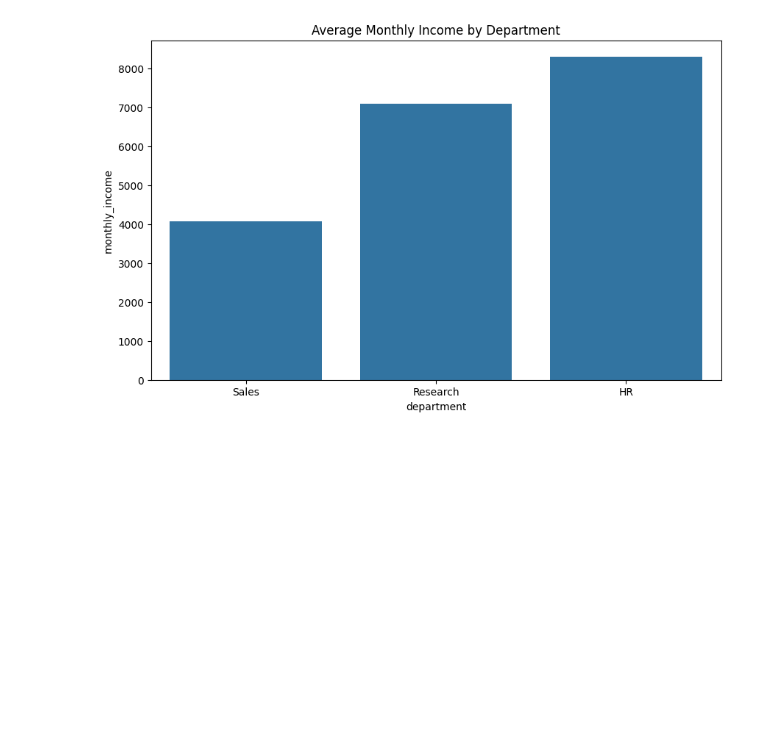
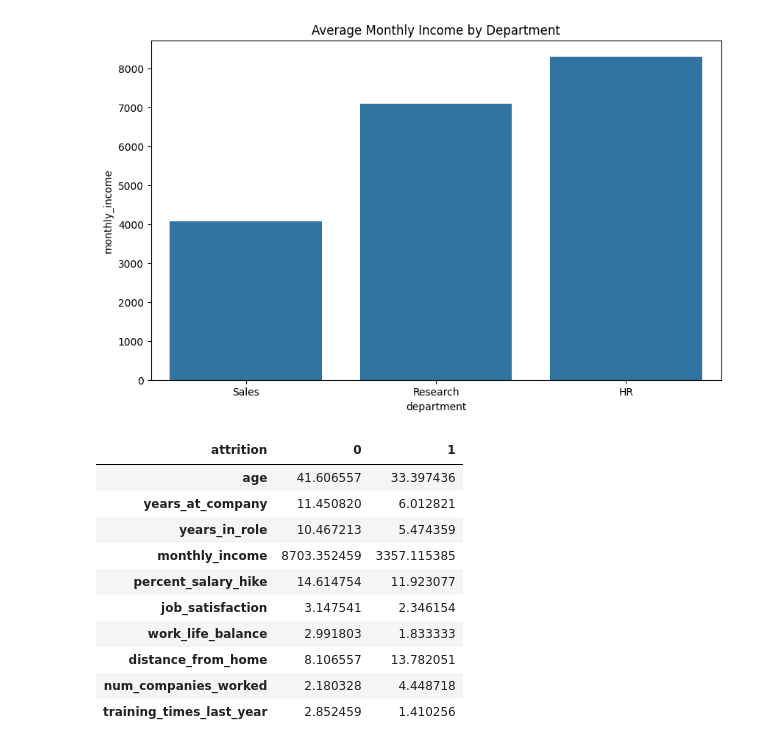
Before and after one commit to SandhuruT/Data_Science_01, a Jupyter notebook: Data_Science_02.ipynb, the cells around one changed output. Saved outputs shown, nothing was run; the diff lists cells and outputs as text; code cells hidden in the pictures; blank space fills up the shorter version.

Commit message:
Find top 3 factors that differ most between employees who left vs stayed

```diff
--- a/Data_Science_02.ipynb
+++ b/Data_Science_02.ipynb
@@ -242,3 +242,18 @@ plt.title('Average Monthly Income by Department')
 # %% [output]
 Text(0.5, 1.0, 'Average Monthly Income by Department')
 [figure]
+# %%
+# Find top 3 factors that differ most between employees who left vs stayed
+df_hr.groupby('attrition').mean(numeric_only=True).T
+# %% [output]
+| attrition | 0 | 1 |
+| age | 41.606557 | 33.397436 |
+| years_at_company | 11.450820 | 6.012821 |
+| years_in_role | 10.467213 | 5.474359 |
+| monthly_income | 8703.352459 | 3357.115385 |
+| percent_salary_hike | 14.614754 | 11.923077 |
+| job_satisfaction | 3.147541 | 2.346154 |
+| work_life_balance | 2.991803 | 1.833333 |
+| distance_from_home | 8.106557 | 13.782051 |
+| num_companies_worked | 2.180328 | 4.448718 |
+| training_times_last_year | 2.852459 | 1.410256 |
```
